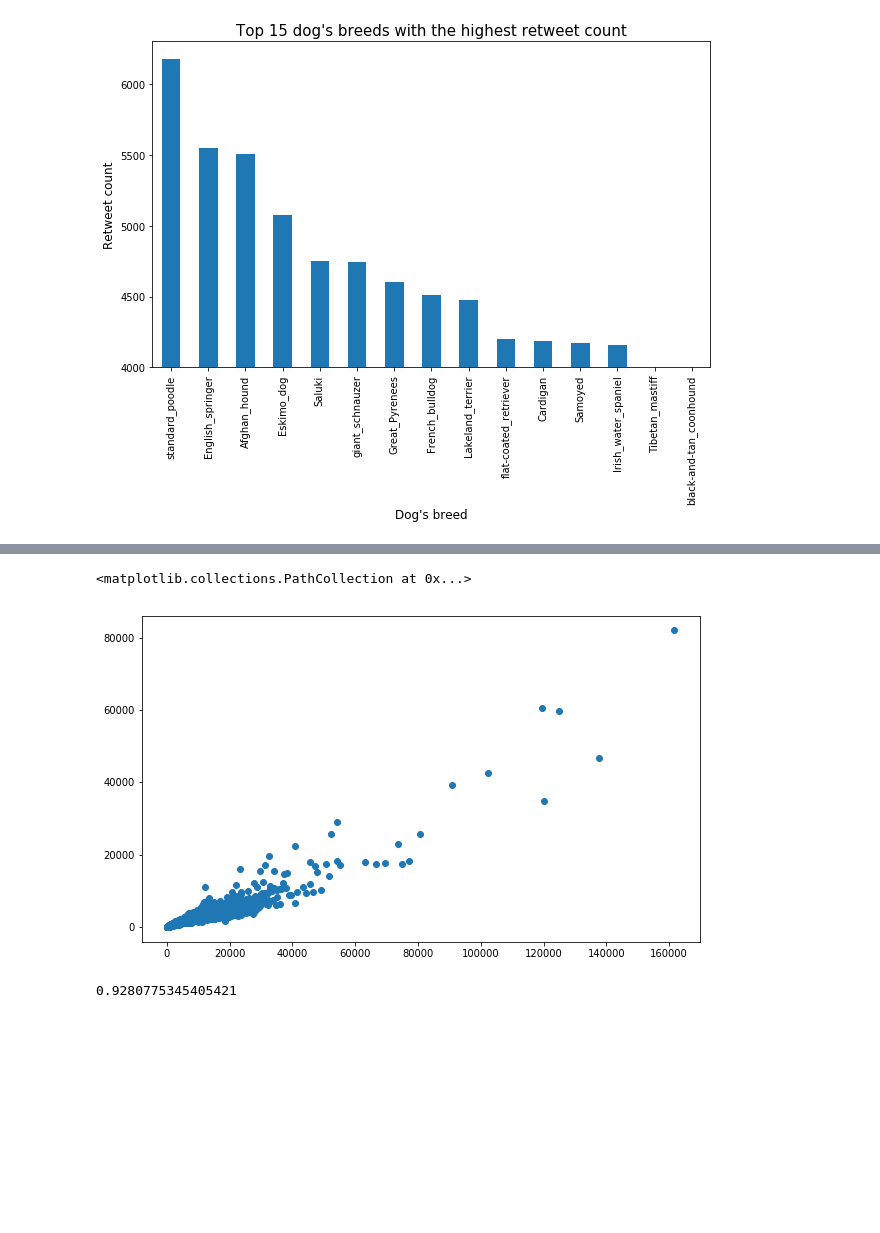
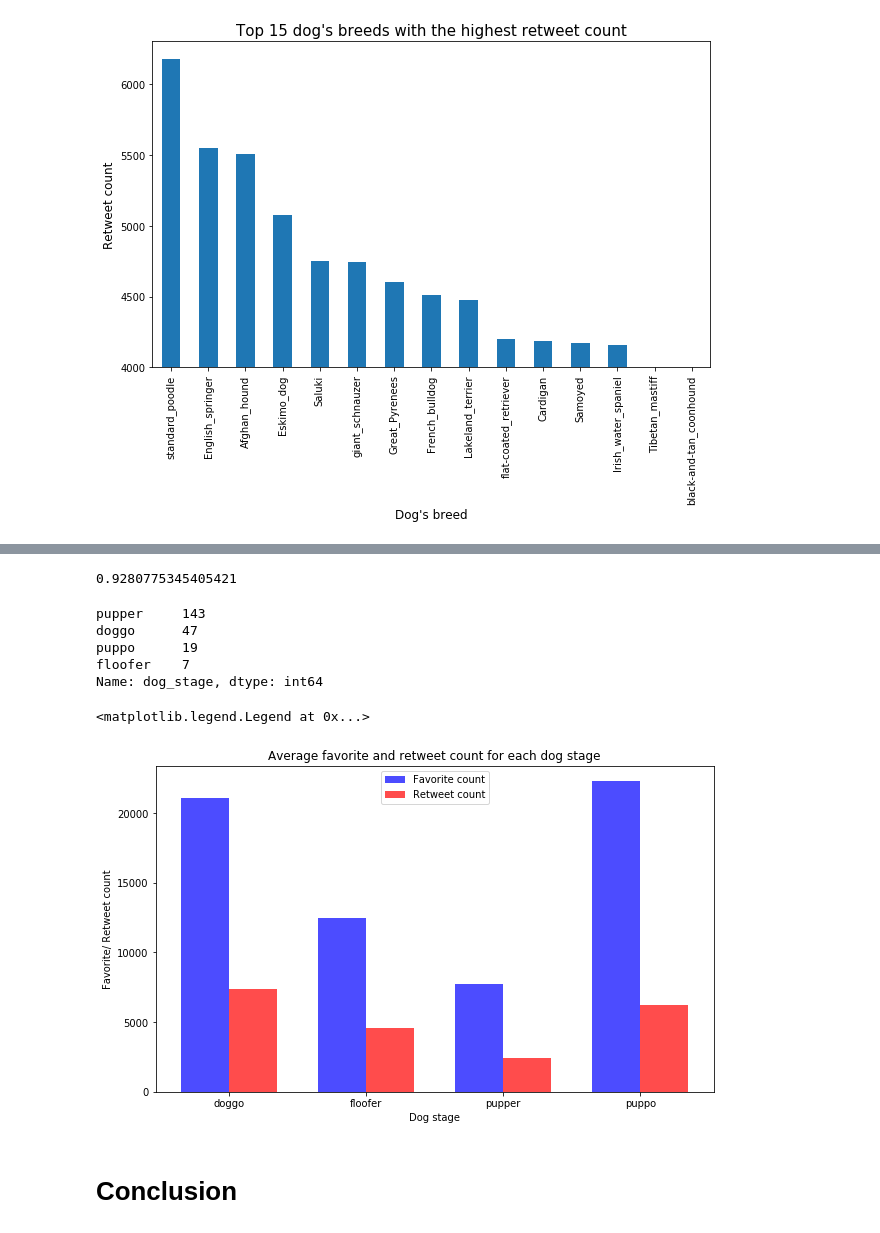
Before and after one commit to mila-dan/data-wrangling, a Jupyter notebook: wrangle_act.ipynb, the cells around one changed output, grey strips where cells are left out. Drawn from its saved outputs; the diff is of its cells as text; code cells hidden in the pictures; blank space fills up the shorter version.

```diff
--- a/wrangle_act.ipynb
+++ b/wrangle_act.ipynb
@@ -1142,12 +1160,38 @@ pyplot.scatter(df.dog_rating, df.retweet_count)
-# %%
-#Let's find correlation between favorite and retweet counts
-fig = plt.figure(figsize=(10,6))
-pyplot.scatter(df.favorite_count, df.retweet_count)
-# %% [output]
-<matplotlib.collections.PathCollection at 0x...>
-[figure, removed]
 # %%
 # Let's compute correlation coefficient
 df['favorite_count'].corr(df['retweet_count'])
 # %% [output]
 0.9280775345405421
+# %%
+#Let's find the average favorite and retweet count for each dog stage
+df_2=df[df.dog_stage.isin(['doggo','puppo','pupper','floofer'])]
+df_2.dog_stage.value_counts()
+# %% [output]
+pupper     143
+doggo      47
+puppo      19
+floofer    7
+Name: dog_stage, dtype: int64
+# %%
+# grouped bar plot
+fig = plt.figure(figsize=(10,6))
+stage=['doggo','floofer','pupper','puppo']
+ind = np.arange(len(stage))  # the x locations for the groups
+width = 0.35
+
+plt.bar(ind, df_2.groupby('dog_stage').favorite_count.mean(), width, color='b', alpha=.7, label='Favorite count')
+plt.bar(ind + width, df_2.groupby('dog_stage').retweet_count.mean(), width, color='r', alpha=.7, label='Retweet count')
+
+# title and labels
+plt.ylabel('Favorite/ Retweet count')
+plt.xlabel('Dog stage')
+plt.title('Average favorite and retweet count for each dog stage')
+locations = ind + width / 2  # xtick locations
+labels = ['doggo', 'floofer', 'pupper', 'puppo']  # xtick labels
+plt.xticks(locations, labels)
+plt.legend()
+# %% [output]
+<matplotlib.legend.Legend at 0x...>
+[figure, added]
+# %% [markdown]
+# Conclusion
```
Also changed, not shown: parts of 21 cells of this notebook.
